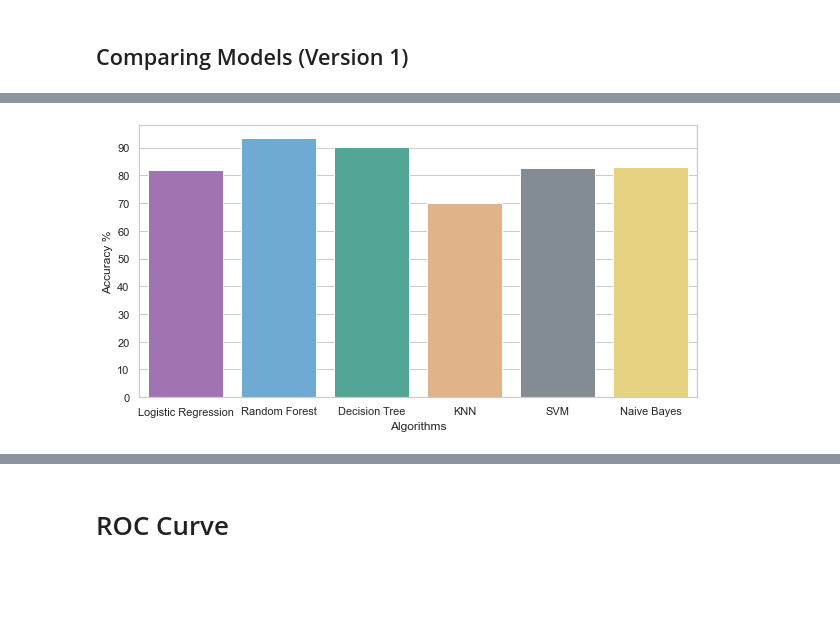
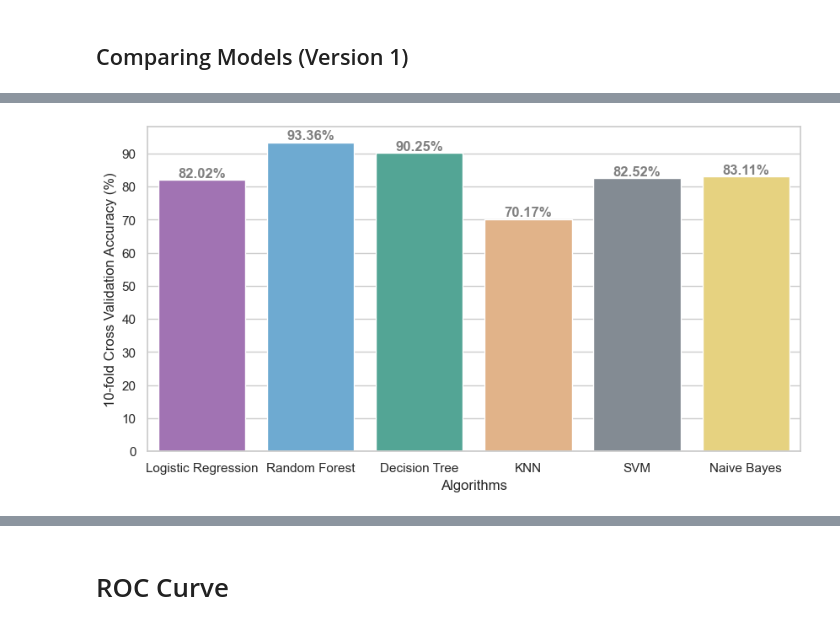
Before and after one commit to mominul-ssv/heart-disease-detection, a Jupyter notebook: heart-disease-detection.ipynb, the cells around one changed output, grey strips where cells are left out. Cells and saved outputs as stored; diff of their text form; code cells hidden in the pictures; blank space fills up the shorter version.

```diff
--- a/heart-disease-detection.ipynb
+++ b/heart-disease-detection.ipynb
@@ -1409,15 +1393,25 @@ ten_fold_cross_val_accuracies
 # %%
-colors = ["#A569BD", "#5DADE2", "#45B39D", "#F0B27A","#808B96","#F7DC6F"]
+# Your data and styling
+colors = ["#A569BD", "#5DADE2", "#45B39D", "#F0B27A", "#808B96", "#F7DC6F"]
+sns.set_style("whitegrid")
+plt.figure(figsize=(10, 5))
+plt.yticks(np.arange(0, 100, 10))
+plt.ylabel("10-fold Cross Validation Accuracy (%)")
+plt.xlabel("Algorithms")
 
-sns.set_style("whitegrid")
-plt.figure(figsize=(10,5))
-plt.yticks(np.arange(0,100,10))
-plt.ylabel("Accuracy %")
-plt.xlabel("Algorithms")
-sns.barplot(x=list(ten_fold_cross_val_accuracies_plot.keys()), y=list(ten_fold_cross_val_accuracies_plot.values()), palette=colors)
+# Your barplot
+ax = sns.barplot(x=list(ten_fold_cross_val_accuracies_plot.keys()), y=list(ten_fold_cross_val_accuracies_plot.values()), palette=colors)
+
+# Add percentage labels inside the bars
+for p in ax.patches:
+    width, height = p.get_width(), p.get_height()
+    x, y = p.get_x() + width / 2, height
+    ax.annotate(f'{height:.2f}%', (x, y), ha='center', va='bottom', fontsize=12, color='gray', weight='bold')
+
+plt.savefig('./plots/10-fold-accuracy.png', bbox_inches='tight', dpi=150)
 plt.show()
 # %% [output]
-[figure, old version]
+[figure, new version]
 # %%
 five_fold_cross_val_accuracies
 # %% [output]
```
Also changed, not shown: parts of 49 cells of this notebook, 5 other files.
